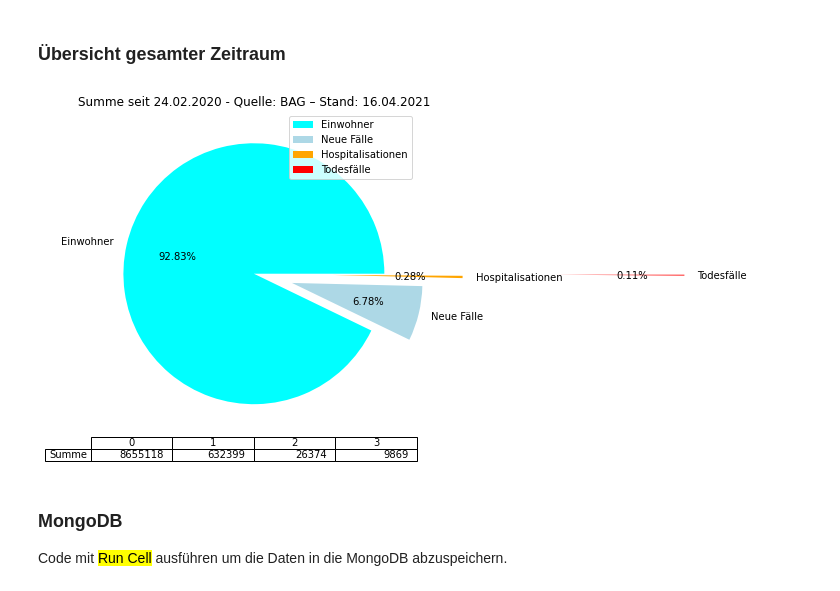
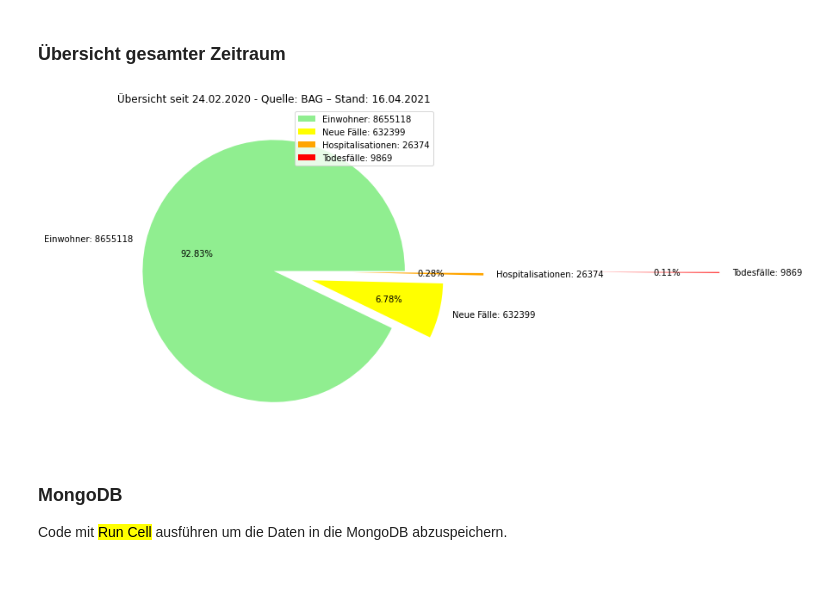
Before and after one commit to tinuwalther/Jupyter-Notebooks, a Jupyter notebook: python/News-Reader.ipynb, the cells around one changed output. Saved outputs shown, nothing was run; the diff lists cells and outputs as text; code cells hidden in the pictures.

Commit message:
Update charts

```diff
--- a/python/News-Reader.ipynb
+++ b/python/News-Reader.ipynb
@@ -193,69 +175,106 @@ Pro 100 000 Einwohner/innen| 114,16
 # %% [markdown]
 ### Übersicht gesamter Zeitraum
 # %%
+# Create pie chart with data from www.covid19.admin.ch
+
 news = 'https://www.covid19.admin.ch/de/overview?ovTime=total'
 
 def get_htmldata(url, search_from, search_to, links=True, images=True, emphasis=True):
-    import requests, html2text, re
+    '''Reads the given url and print a markdown'''
+    import requests, html2text
     response = requests.get(url)
     if(response.status_code == 200):
-        html = response.content.decode('utf-8')
+        html_content = response.content.decode('utf-8')
+
+        # Format to markdown
         md = html2text.HTML2Text()
         md.ignore_links    = not links
         md.ignore_images   = not images
         md.ignore_emphasis = not emphasis
         md.body_width      = 100
-        data  = md.handle(html)
+        md_data            = md.handle(html_content)
 
-        start  = data.find(search_from)
-        end    = data.find(search_to)
-        stream = [(data[start:end])]
+        #read from start-pattern to end-pattern
+        start  = md_data.find(search_from)
+        end    = md_data.find(search_to)
+        stream = [(md_data[start:end])]
 
     return stream
+
+# Get data from the website
+import re
 
 list_html = get_htmldata(news, '### Laborbestätigte Fälle', '### Laborbestätigte Hospitalisationen')
 for line in list_html:
     if(line is not None):
         Datum = (re.findall('Quelle: BAG – Stand:\s\d{2}\.\d{2}\.\d{4}',line)[0])
         Fälle = ((re.findall('Total seit 24.02.2020+\|\s\d{1,}\s\d{1,}',line)[0]).split('| ')[1]).replace(' ','')
         break
 
 list_html = get_htmldata(news, '### Laborbestätigte Hospitalisationen', '### Laborbestätigte Todesfälle')
 for line in list_html:
     if(line is not None):
         Hospitalisationen = ((re.findall('Total seit 24.02.2020+\|\s\d{1,}\s\d{1,}',line)[0]).split('| ')[1]).replace(' ','')
         break
 
 list_html = get_htmldata(news, '### Laborbestätigte Todesfälle','### Tests und Anteil positive Tests')
 for line in list_html:
     if(line is not None):
         Todesfälle = (re.findall('Total seit 24.02.2020+\|\s\d{1,}',line)[0]).split('| ')[1]
         break
 
-# Out charts
-import re
+# Out chart
 import pandas as pd
 import matplotlib.pyplot as plt
 
-plot_colors=['cyan','lightblue', 'orange','red']
+## Define pie chart
+first_value = '24.02.2020'
 
-first_value         = '24.02.2020'
-sum_of_swiss_people = 8655118
-sum_of_new_cases    = int(Fälle)
-sum_of_new_hosp     = int(Hospitalisationen)
-sum_of_new_dead     = int(Todesfälle)
+### Calculate sum of values
+sum_of_swiss_people  = 8655118
+sum_of_new_cases     = int(Fälle)
+sum_of_new_hosp      = int(Hospitalisationen)
+sum_of_new_dead      = int(Todesfälle)
 
+### Calculate percent of values
+pct_swiss_people     = "{:.2%}".format(1)
+pct_new_cases        = "{:.2%}".format(sum_of_new_cases / sum_of_swiss_people)
+pct_new_hosp         = "{:.2%}".format(sum_of_new_hosp  / sum_of_swiss_people)
+pct_new_dead         = "{:.2%}".format(sum_of_new_dead  / sum_of_swiss_people)
+
+### Create the dictionary
 sum_pie_dict = {
-    'Name'   :['Einwohner','Neue Fälle','Hospitalisationen','Todesfälle'],
-    'Summe'  :[sum_of_swiss_people,sum_of_new_cases,sum_of_new_hosp,sum_of_new_dead]
+    'Summe'  :[sum_of_swiss_people,sum_of_new_cases,sum_of_new_hosp,sum_of_new_dead],
+    'Percent':[pct_swiss_people,pct_new_cases,pct_new_hosp,pct_new_dead]
 }
+#display(sum_pie_df)
 
+### Create the data frame set
 sum_pie_df = pd.DataFrame(data=sum_pie_dict)
-sum_pie_explode=(0,0.3,0.6,2.3)
-sum_pie_df.plot.pie(title=f"Summe seit {first_value} - {Datum}", ylabel="", y='Summe', labels=sum_pie_dict['Name'], autopct='%1.2f%%', table=True, colors=plot_colors, explode=sum_pie_explode, figsize=(6,6))
-print("")
+pie_index   = [
+    f'Einwohner: {sum_of_swiss_people}',
+    f'Neue Fälle: {sum_of_new_cases}',
+    f'Hospitalisationen: {sum_of_new_hosp}',
+    f'Todesfälle: {sum_of_new_dead}'
+]
+
+### Print out the pie cahrt
+sum_plot_colors = ['lightgreen', 'yellow', 'orange', 'red']
+sum_pie_explode = (0,0.3,0.6,2.4)
+sum_pie_df.plot.pie(
+    title   = f"Übersicht seit {first_value} - {Datum}",
+    labels  = pie_index,
+    legend  = True,
+    ylabel  = "", y = 'Summe',
+    autopct = '%1.2f%%',
+    #table   = True,
+    colors  = sum_plot_colors,
+    explode = sum_pie_explode,
+    figsize = (7,7)
+)
+print()
 # %% [output]
-[figure, old version]
+[figure, new version]
 # %% [markdown]
 ### MongoDB
 
```
Also changed, not shown: parts of 7 cells of this notebook.
